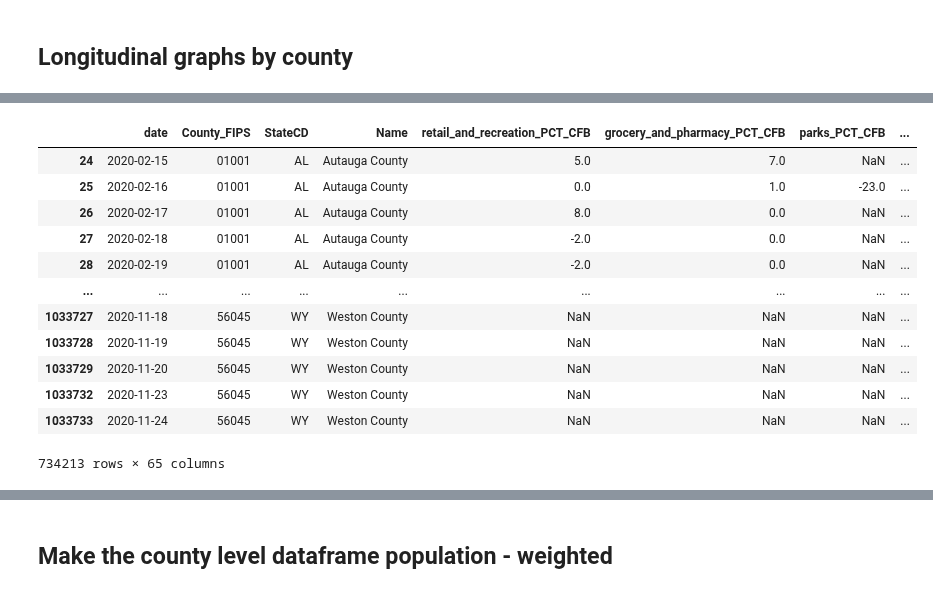
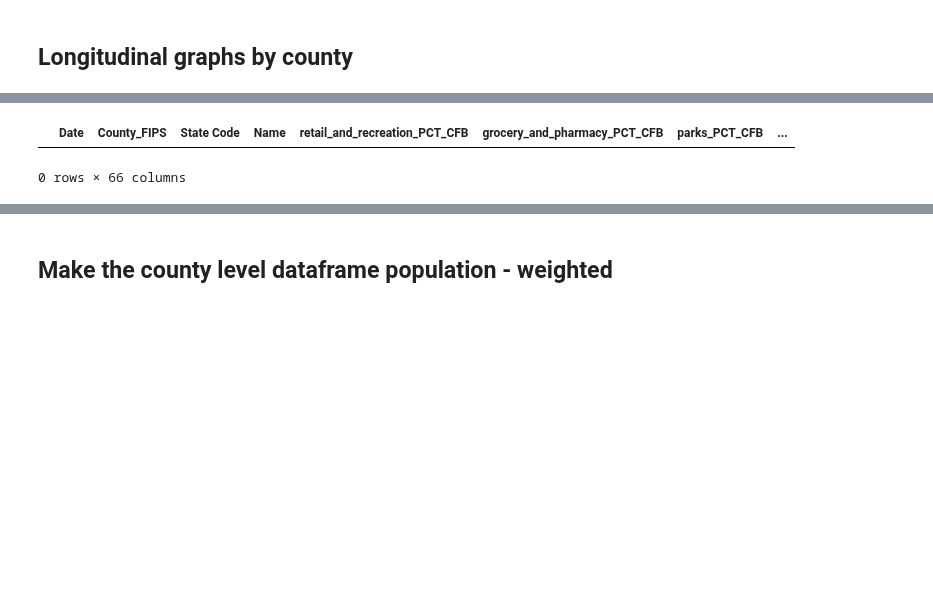
Before and after one commit to pballent/hia-covid, a Jupyter notebook: hia_covid_python_exploration/Combined_Data_Exploration.ipynb, the cells around one changed output, grey strips where cells are left out. Saved outputs shown, nothing was run; the diff lists cells and outputs as text; code cells hidden in the pictures; blank space fills up the shorter version.

```diff
--- a/hia_covid_python_exploration/Combined_Data_Exploration.ipynb
+++ b/hia_covid_python_exploration/Combined_Data_Exploration.ipynb
@@ -19,7 +56,7 @@ Name: Deaths, dtype: int64
 # %%
 combined['Date'] = combined['Date'].astype("datetime64")
 # %%
-combined_sub = combined.drop(columns=['Unnamed: 0','Date.1','Country/Region'])
+combined_sub = combined.drop(columns=['Unnamed: 0','Country/Region'])
 # %%
 combined_sub.Name.isna().value_counts()
 # %% [output]
@@ -185,17 +196,6 @@ combined_sub[combined_sub.County_FIPS == "56045"].head(40)
 # %%
-combined_sub[combined_sub.date.isna() == False]
+combined_sub[combined_sub.Date.isna() == True]
 # %% [output]
-|  | date | County_FIPS | StateCD | Name | retail_and_recreation_PCT_CFB | grocery_and_pharmacy_PCT_CFB | parks_PCT_CFB | ... |
-| 24 | 2020-02-15 | 01001 | AL | Autauga County | 5.0 | 7.0 | NaN | ... |
-| 25 | 2020-02-16 | 01001 | AL | Autauga County | 0.0 | 1.0 | -23.0 | ... |
-| 26 | 2020-02-17 | 01001 | AL | Autauga County | 8.0 | 0.0 | NaN | ... |
-| 27 | 2020-02-18 | 01001 | AL | Autauga County | -2.0 | 0.0 | NaN | ... |
-| 28 | 2020-02-19 | 01001 | AL | Autauga County | -2.0 | 0.0 | NaN | ... |
-| ... | ... | ... | ... | ... | ... | ... | ... | ... |
-| 1033727 | 2020-11-18 | 56045 | WY | Weston County | NaN | NaN | NaN | ... |
-| 1033728 | 2020-11-19 | 56045 | WY | Weston County | NaN | NaN | NaN | ... |
-| 1033729 | 2020-11-20 | 56045 | WY | Weston County | NaN | NaN | NaN | ... |
-| 1033732 | 2020-11-23 | 56045 | WY | Weston County | NaN | NaN | NaN | ... |
-| 1033733 | 2020-11-24 | 56045 | WY | Weston County | NaN | NaN | NaN | ... |
+|  | Date | County_FIPS | State Code | Name | retail_and_recreation_PCT_CFB | grocery_and_pharmacy_PCT_CFB | parks_PCT_CFB | ... |
-734213 rows × 65 columns
+0 rows × 66 columns
 # %%
```
Also changed, not shown: parts of 25 cells of this notebook, 1 other file.
